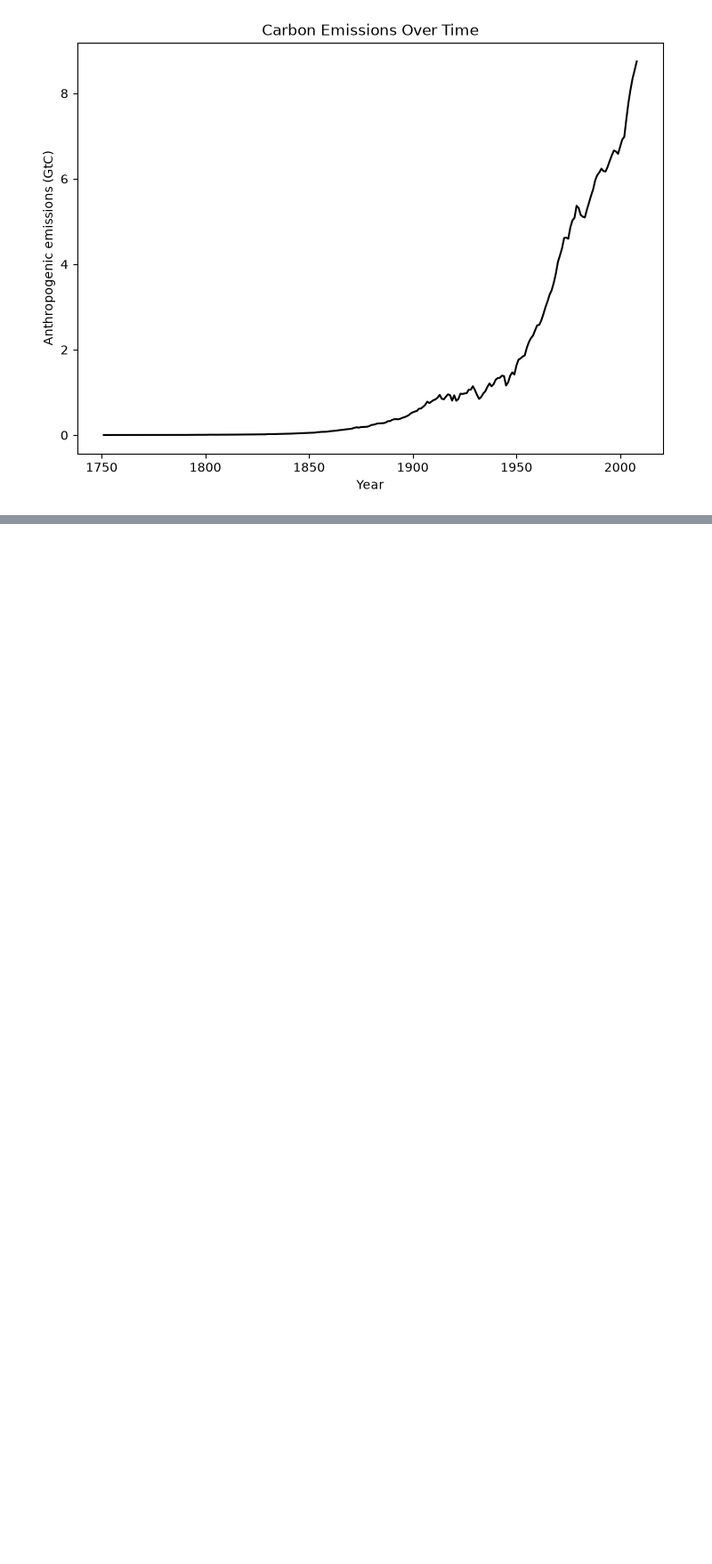
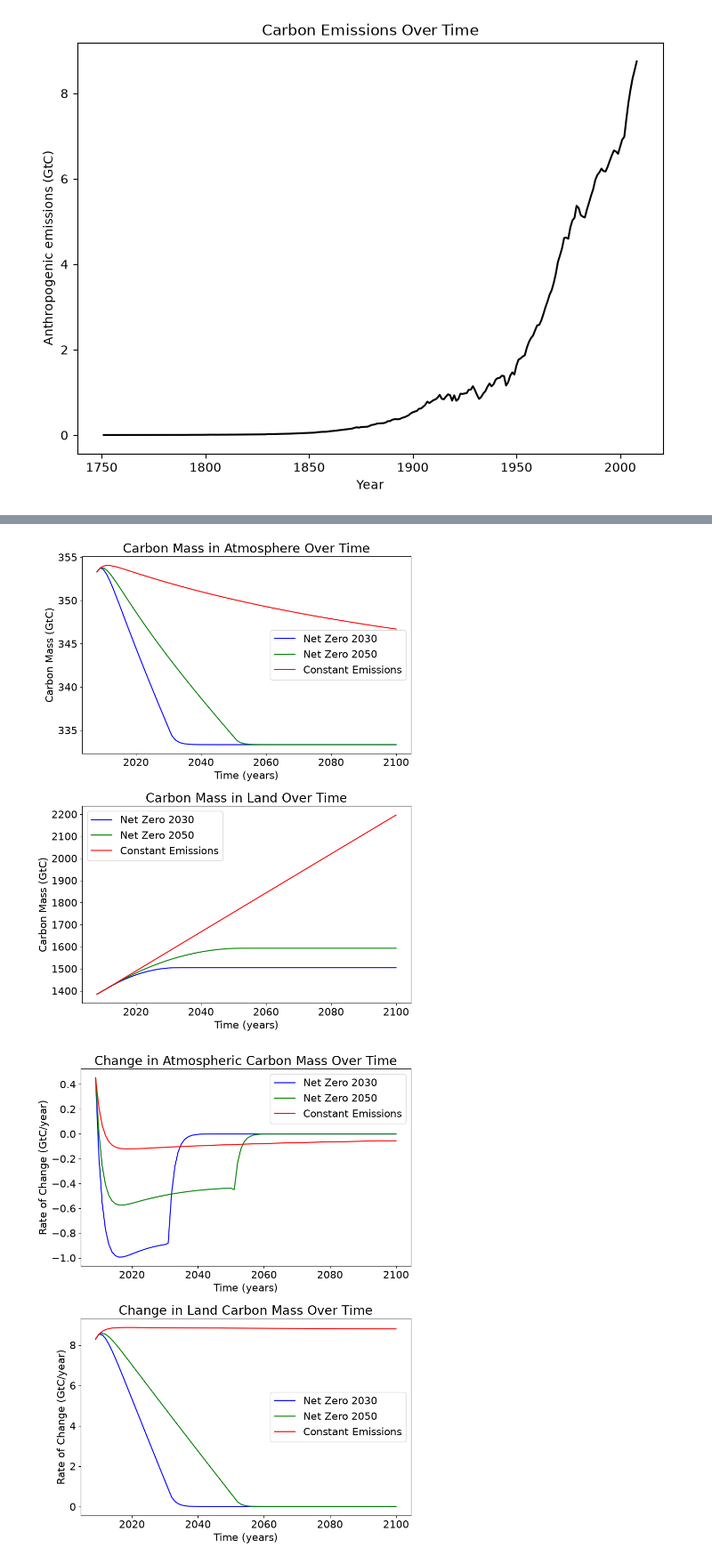
Before and after one commit to formiglik/Modelling_Class_Psets, a Jupyter notebook: Mod2/mod02-CarbonModel1.ipynb, the cells around one changed output, grey strips where cells are left out. Shown at 89% size. Saved outputs shown, nothing was run; the diff lists cells and outputs as text; code cells hidden in the pictures; blank space fills up the shorter version.

Commit message:
Finished code and assignment for carbon model

```diff
--- a/Mod2/mod02-CarbonModel1.ipynb
+++ b/Mod2/mod02-CarbonModel1.ipynb
@@ -192,0 +329,52 @@ plt.show()
+# %%
+colors = {'Net Zero 2030': 'b', 'Net Zero 2050': 'g', 'Constant Emissions': 'r'}
+
+# Figure 1: Mass over time in each reservoir
+plt.figure(figsize=(8.5,11))
+plt.rcParams.update({'font.size': 16})
+
+plt.subplot(2,1,1)
+plt.title('Carbon Mass in Atmosphere Over Time')
+for name, (M1, M2, dM1dt_arr, dM2dt_arr) in results.items():
+    plt.plot(t_future, M1, color=colors[name], label=name)
+plt.xlabel('Time (years)')
+plt.ylabel('Carbon Mass (GtC)')
+plt.legend()
+
+plt.subplot(2,1,2)
+plt.title('Carbon Mass in Land Over Time')
+for name, (M1, M2, dM1dt_arr, dM2dt_arr) in results.items():
+    plt.plot(t_future, M2, color=colors[name], label=name)
+plt.xlabel('Time (years)')
+plt.ylabel('Carbon Mass (GtC)')
+plt.legend()
+
+plt.tight_layout()
+plt.show()
+
+
+# Figure 2: Rate of change over time in each reservoir
+plt.figure(figsize=(8.5,11))
+plt.rcParams.update({'font.size': 16})
+
+plt.subplot(2,1,1)
+plt.title('Change in Atmospheric Carbon Mass Over Time')
+for name, (M1, M2, dM1dt_arr, dM2dt_arr) in results.items():
+    plt.plot(t_future, dM1dt_arr, color=colors[name], label=name)
+plt.xlabel('Time (years)')
+plt.ylabel('Rate of Change (GtC/year)')
+plt.legend()
+
+plt.subplot(2,1,2)
+plt.title('Change in Land Carbon Mass Over Time')
+for name, (M1, M2, dM1dt_arr, dM2dt_arr) in results.items():
+    plt.plot(t_future, dM2dt_arr, color=colors[name], label=name)
+plt.xlabel('Time (years)')
+plt.ylabel('Rate of Change (GtC/year)')
+plt.legend()
+
+plt.tight_layout()
+plt.show()
+# %% [output]
+[figure, added]
+[figure, added]
```
Also changed, not shown: parts of 5 cells of this notebook, 1 other file.
